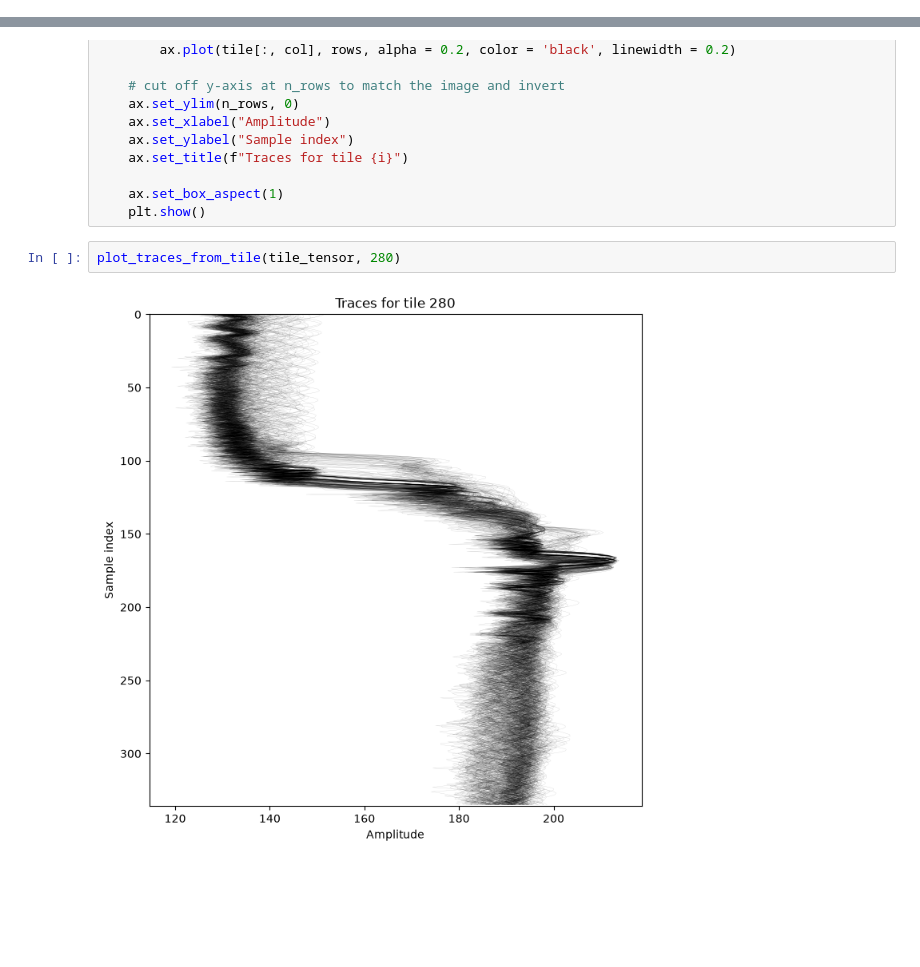
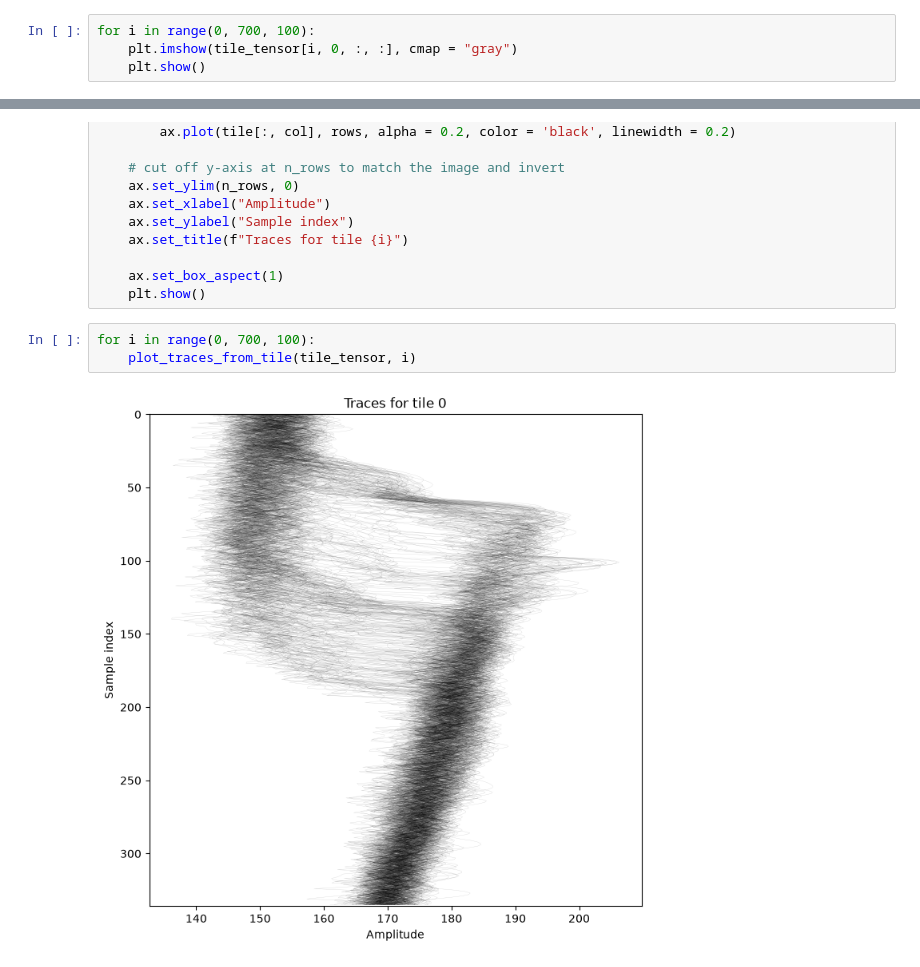
Before and after one commit to kimbente/RadarCLIP, a Jupyter notebook: inspect_tiles.ipynb, the cells around one changed output, grey strips where cells are left out. Drawn from its saved outputs; the diff is of its cells as text; blank space fills up the shorter version.

```diff
--- a/inspect_tiles.ipynb
+++ b/inspect_tiles.ipynb
@@ -19,3 +19,7 @@ plt.imshow(tile_tensor[i, 0, :, :], cmap = "gray")
 # %% [output]
 <matplotlib.image.AxesImage at 0x...>
 [figure]
+# %%
+for i in range(0, 700, 100):
+    plt.imshow(tile_tensor[i, 0, :, :], cmap = "gray")
+    plt.show()
@@ -44,6 +56,7 @@ def plot_traces_from_tile(tile_tensor, i):
     ax.set_box_aspect(1)
     plt.show()
 # %%
-plot_traces_from_tile(tile_tensor, 280)
+for i in range(0, 700, 100):
+    plot_traces_from_tile(tile_tensor, i)
 # %% [output]
-[figure, old version]
+[figure, new version]
```
Also changed, not shown: parts of 2 cells of this notebook, 2 other files.
